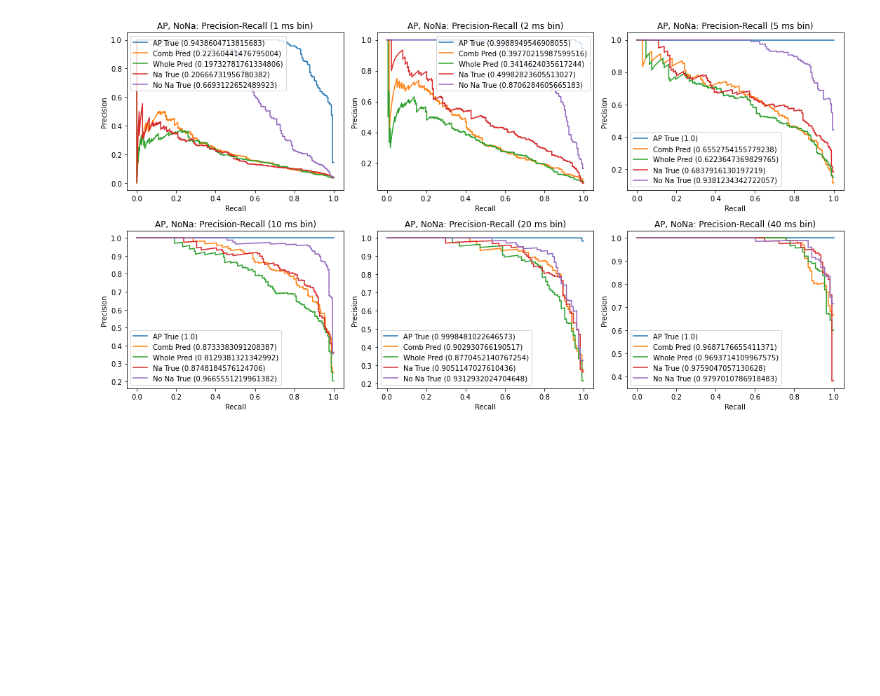
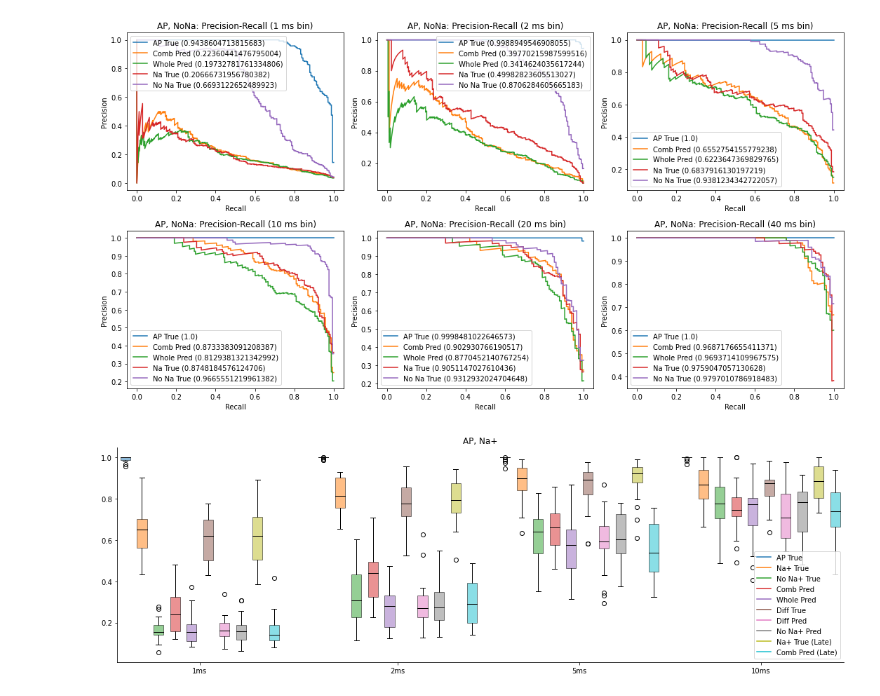
Before and after one commit to yjkimnada/dendrite, a Jupyter notebook: AP_analysis.ipynb, the cells around one changed output. Cells and saved outputs as stored; diff of their text form; code cells hidden in the pictures; blank space fills up the shorter version.

```diff
--- a/AP_analysis.ipynb
+++ b/AP_analysis.ipynb
@@ -89,3 +115,81 @@ for i in tnrange(6):
+# %%
+fig = plt.figure(constrained_layout=True, figsize = (15,5))
+gs = fig.add_gridspec(1,1, wspace=0, hspace=0)
+ax = fig.add_subplot(gs[0,0])
+
+colors = ["tab:blue","tab:orange","tab:green",
+         "tab:red","tab:purple","tab:brown","tab:pink","tab:gray",
+         "tab:olive","tab:cyan"]
+
+# first boxplot pair
+bp = ax.boxplot(auc_array[0].T, positions = np.arange(0,10,1), widths = 0.6, patch_artist=True)
+for patch, color in zip(bp['boxes'], colors):
+    patch.set_facecolor(color)
+    patch.set_alpha(0.5)
+for patch in bp["medians"]:
+    patch.set_color("black")
+
+# first boxplot pair
+bp = ax.boxplot(auc_array[1].T, positions = np.arange(12,22,1), widths = 0.6, patch_artist=True)
+for patch, color in zip(bp['boxes'], colors):
+    patch.set_facecolor(color)
+    patch.set_alpha(0.5)
+for patch in bp["medians"]:
+    patch.set_color("black")
+
+# first boxplot pair
+bp = ax.boxplot(auc_array[2].T, positions = np.arange(23,33,1), widths = 0.6, patch_artist=True)
+for patch, color in zip(bp['boxes'], colors):
+    patch.set_facecolor(color)
+    patch.set_alpha(0.5)
+for patch in bp["medians"]:
+    patch.set_color("black")
+
+# first boxplot pair
+bp = ax.boxplot(auc_array[3].T, positions = np.arange(34,44,1), widths = 0.6, patch_artist=True)
+for patch, color in zip(bp['boxes'], colors):
+    patch.set_facecolor(color)
+    patch.set_alpha(0.5)
+for patch in bp["medians"]:
+    patch.set_color("black")
+
+ax.set_xticks([4.5,16.5,27.5,38.5])
+ax.set_xticklabels(["1ms", "2ms", "5ms", "10ms"])
+#ax.set_xlabel("No. of clustered subunits")
+#ax.set_ylim(0.1,0.8)
+ax.spines.right.set_visible(False)
+ax.spines.top.set_visible(False)
+ax.set_title("AP, Na+")
+
+h1, = ax.plot(1,1,'tab:blue')
+h2, = ax.plot(1,1,'tab:orange')
+h3, = ax.plot(1,1,'tab:green')
+h4, = ax.plot(1,1,'tab:red')
+h5, = ax.plot(1,1,'tab:purple')
+h6, = ax.plot(1,1,'tab:brown')
+h7, = ax.plot(1,1,'tab:pink')
+h8, = ax.plot(1,1,'tab:gray')
+h9, = ax.plot(1,1,'tab:olive')
+h10, = ax.plot(1,1,'tab:cyan')
+
+ax.legend((h1,h2,h3,h4,h5,h6,h7,h8,h9,h10),('AP True','Na+ True','No Na+ True','Comb Pred',
+                                           'Whole Pred', 'Diff True', 'Diff Pred', 'No Na+ Pred',
+                                           'Na+ True (Late)', 'Comb Pred (Late)'))
+h1.set_visible(False)
+h2.set_visible(False)
+h3.set_visible(False)
+h4.set_visible(False)
+h5.set_visible(False)
+h6.set_visible(False)
+h7.set_visible(False)
+h8.set_visible(False)
+h9.set_visible(False)
+h10.set_visible(False)
+
+fig.tight_layout()
+plt.show()
+# %% [output]
+[figure, added]
 # %%
 ap_true_q1 = np.quantile(auc_array[:,0,:], 0.25, 1)
 ap_true_q3 = np.quantile(auc_array[:,0,:], 0.75, 1)
```
Also changed, not shown: parts of 2 cells of this notebook, 8 other files.
